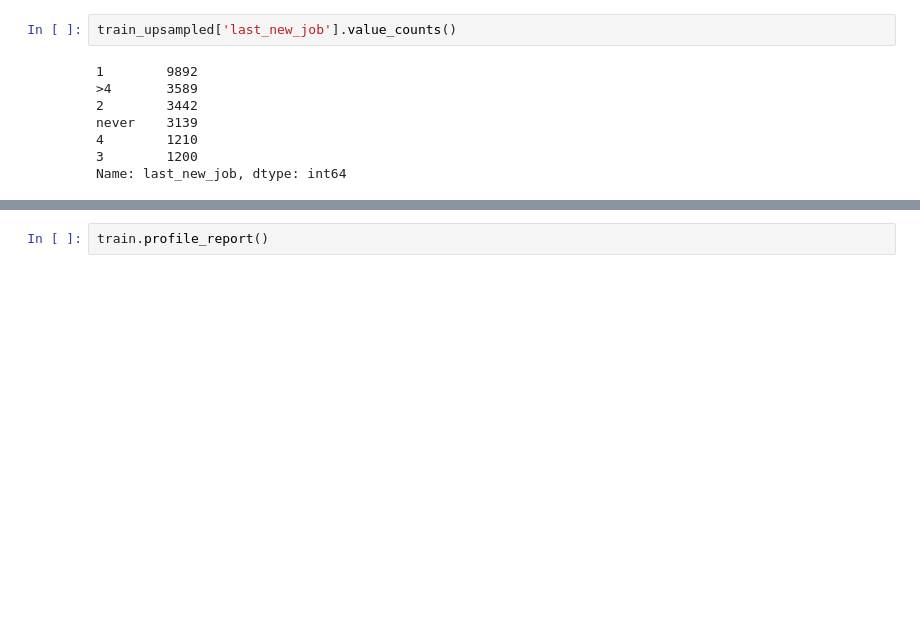
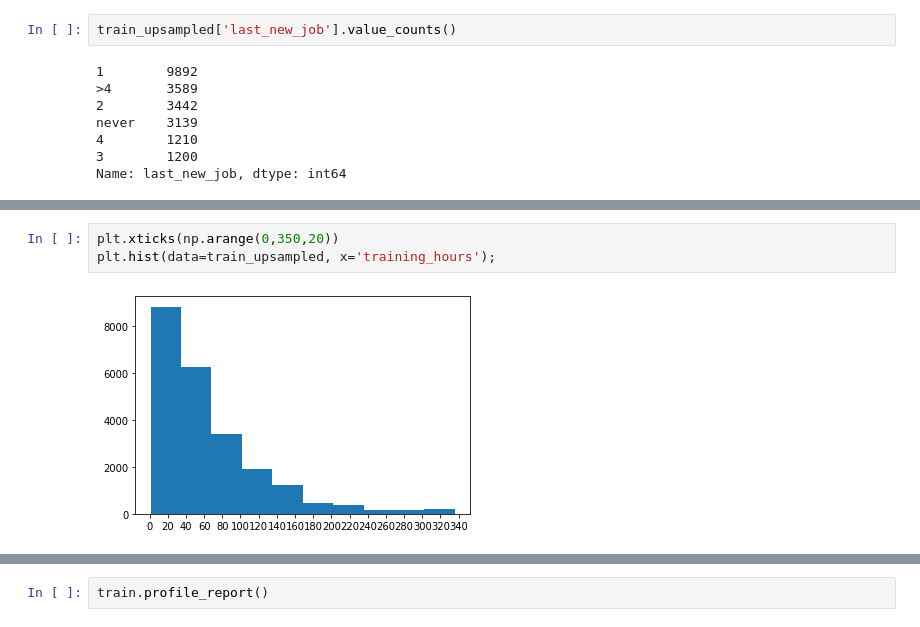
Before and after one commit to hiswordsini/AI_Bootcamp_Project, a Jupyter notebook: Section2.ipynb, the cells around one changed output, grey strips where cells are left out. Saved outputs shown, nothing was run; the diff lists cells and outputs as text; blank space fills up the shorter version.

```diff
--- a/Section2.ipynb
+++ b/Section2.ipynb
@@ -991,0 +1075,5 @@ Name: last_new_job, dtype: int64
+# %%
+plt.xticks(np.arange(0,350,20))
+plt.hist(data=train_upsampled, x='training_hours');
+# %% [output]
+[figure, added]
```
Also changed, not shown: parts of 28 cells of this notebook.
